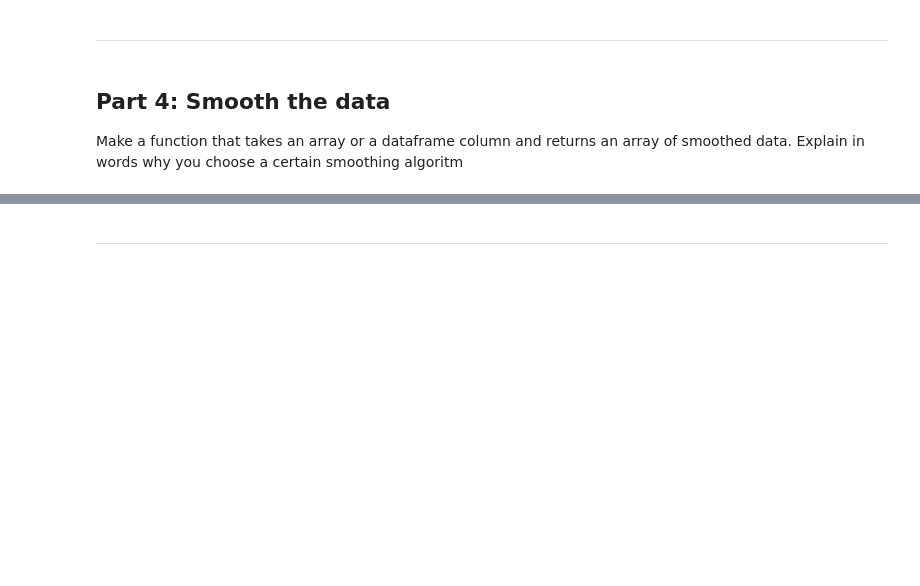
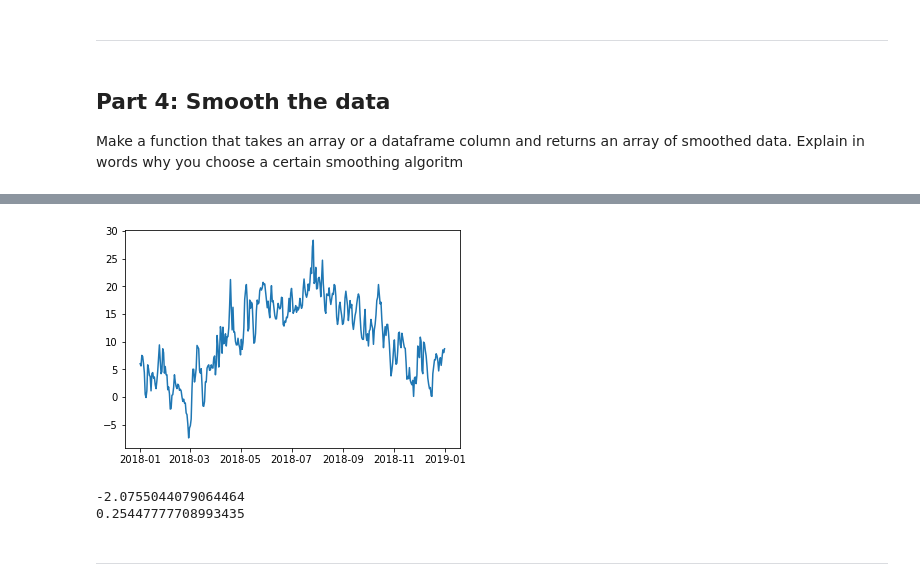
Before and after one commit to stijn-arends/BFVM19PROG1, a Jupyter notebook: assessments/Assignment_week_04.ipynb, the cells around one changed output, grey strips where cells are left out. Drawn from its saved outputs; the diff is of its cells as text; code cells hidden in the pictures; blank space fills up the shorter version.

```diff
--- a/assessments/Assignment_week_04.ipynb
+++ b/assessments/Assignment_week_04.ipynb
@@ -410,0 +522,9 @@ plt.show()
+# %%
+# LINKS:
+# part 1: https://towardsdatascience.com/time-series-in-python-exponential-smoothing-and-arima-processes-2c67f2a52788
+# part 2: https://towardsdatascience.com/time-series-in-python-part-2-dealing-with-seasonal-data-397a65b74051
+
+df = after_2018.copy()
+df.set_index('date', inplace = True)
+ts = df["Tmean"]
+ts
@@ -411,3 +545,17 @@ plt.show()
+# %%
+plt.plot(ts.index, ts.values)
+plt.show()
+# %% [output]
+[figure, added]
+# %%
+# perform augmented Dickey-Fuller Test
+# ADF-test - null hypothesis = non-stationary -> if p-value < 0.05
+adfuller_result = adfuller(ts, autolag='AIC')
+print(adfuller_result[0])
+print(adfuller_result[1])
+# %% [output]
+-2.0755044079064464
+0.25447777708993435
 # %% [markdown]
 ---
 # %% [markdown]
```
Also changed, not shown: parts of 11 cells of this notebook.
